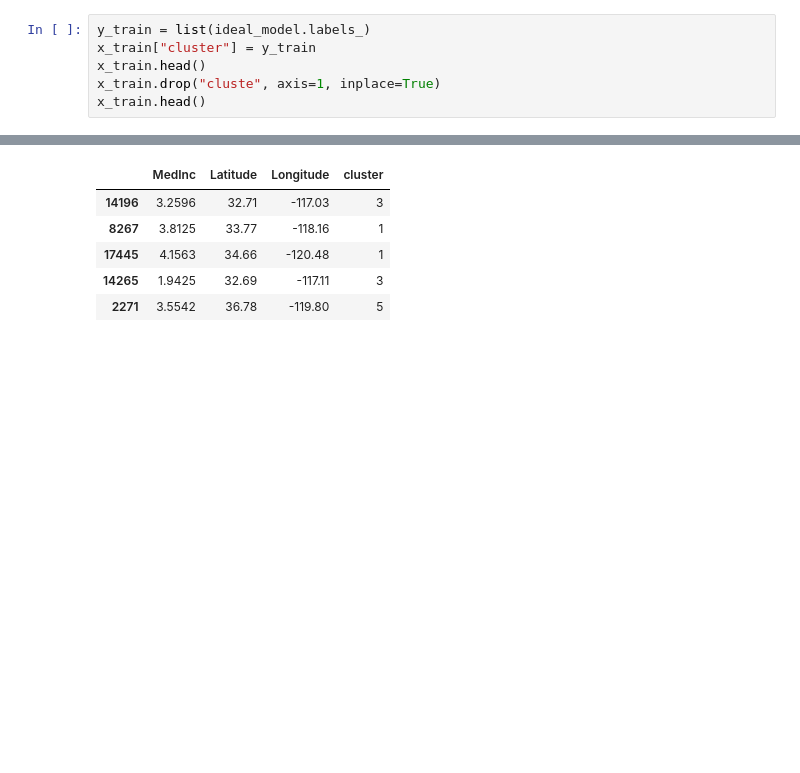
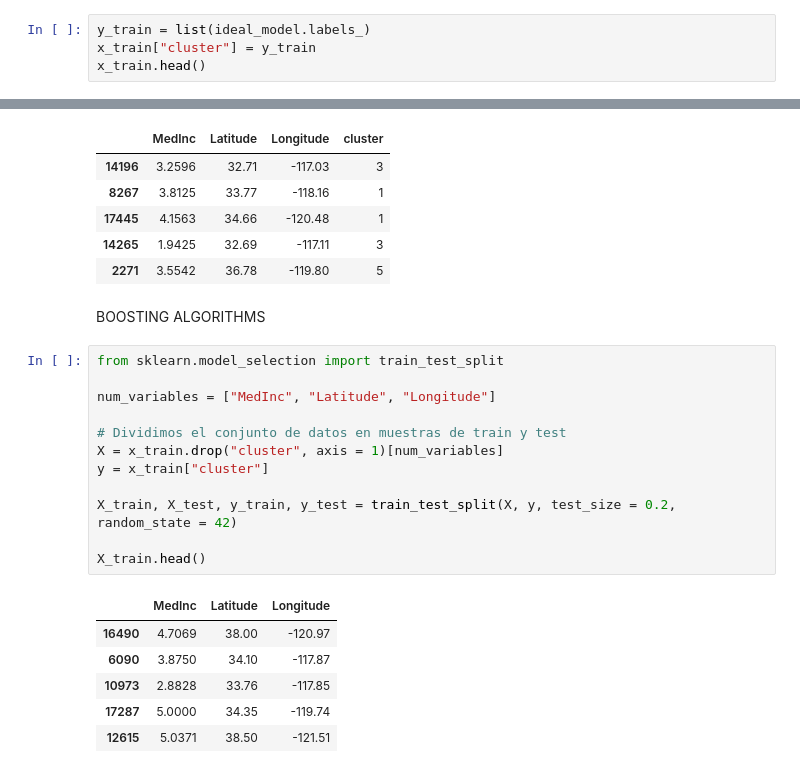
Before and after one commit to emilceinfante/No_Supervisado, a Jupyter notebook: src/explore.ipynb, the cells around one changed output, grey strips where cells are left out. Cells and saved outputs as stored; diff of their text form; blank space fills up the shorter version.

```diff
--- a/src/explore.ipynb
+++ b/src/explore.ipynb
@@ -112,8 +112,6 @@ array([ 5.37914949,  4.34929638,  6.94251551,  2.42859805, 11.74873415,
 y_train = list(ideal_model.labels_)
 x_train["cluster"] = y_train
 x_train.head()
-x_train.drop("cluste", axis=1, inplace=True)
-x_train.head()
 # %% [output]
 |  | MedInc | Latitude | Longitude | cluster |
 | 14196 | 3.2596 | 32.71 | -117.03 | 3 |
@@ -202,3 +200,24 @@ x_train.head()
 | 17445 | 4.1563 | 34.66 | -120.48 | 1 |
 | 14265 | 1.9425 | 32.69 | -117.11 | 3 |
 | 2271 | 3.5542 | 36.78 | -119.80 | 5 |
+# %% [markdown]
+BOOSTING ALGORITHMS
+# %%
+from sklearn.model_selection import train_test_split
+
+num_variables = ["MedInc", "Latitude", "Longitude"]
+
+# Dividimos el conjunto de datos en muestras de train y test
+X = x_train.drop("cluster", axis = 1)[num_variables]
+y = x_train["cluster"]
+
+X_train, X_test, y_train, y_test = train_test_split(X, y, test_size = 0.2, random_state = 42)
+
+X_train.head()
+# %% [output]
+|  | MedInc | Latitude | Longitude |
+| 16490 | 4.7069 | 38.00 | -120.97 |
+| 6090 | 3.8750 | 34.10 | -117.87 |
+| 10973 | 2.8828 | 33.76 | -117.85 |
+| 17287 | 5.0000 | 34.35 | -119.74 |
+| 12615 | 5.0371 | 38.50 | -121.51 |
```
Also changed, not shown: parts of 19 cells of this notebook, 1 other file.
